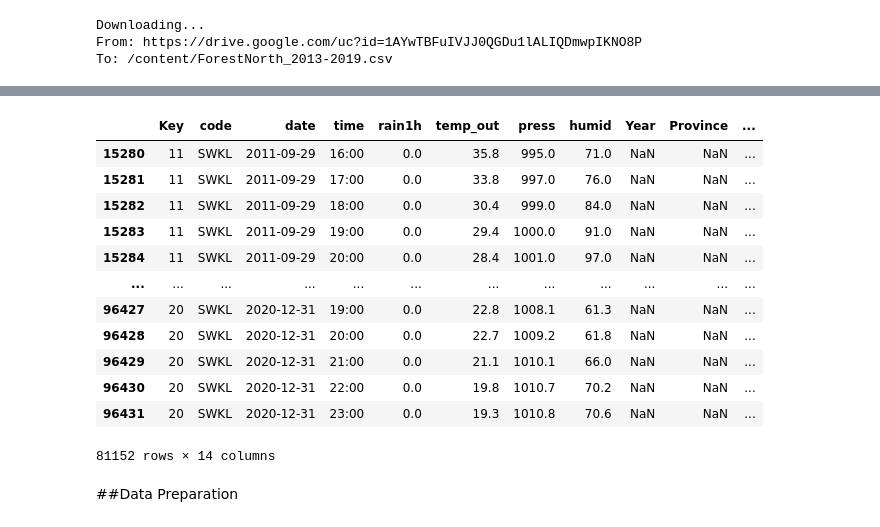
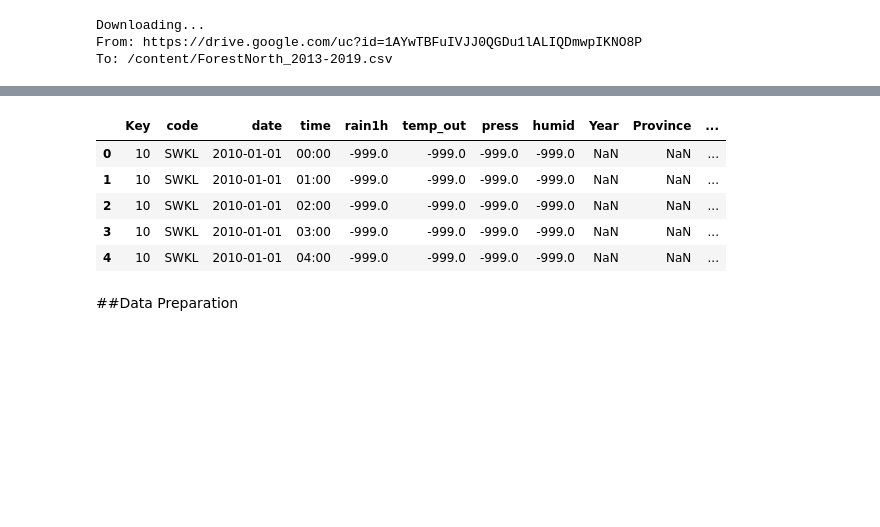
Before and after one commit to punnarat-w/Yomriver_analysis, a Jupyter notebook: ForecastingModel.ipynb, the cells around one changed output, grey strips where cells are left out. Drawn from its saved outputs; the diff is of its cells as text; code cells hidden in the pictures; blank space fills up the shorter version.

```diff
--- a/ForecastingModel.ipynb
+++ b/ForecastingModel.ipynb
@@ -326,16 +326,9 @@ data_south = data_south.drop(range(0,15280))
 # %%
-data_south
+data_south.head()
 # %% [output]
 |  | Key | code | date | time | rain1h | temp_out | press | humid | Year | Province | ... |
-| 15280 | 11 | SWKL | 2011-09-29 | 16:00 | 0.0 | 35.8 | 995.0 | 71.0 | NaN | NaN | ... |
-| 15281 | 11 | SWKL | 2011-09-29 | 17:00 | 0.0 | 33.8 | 997.0 | 76.0 | NaN | NaN | ... |
-| 15282 | 11 | SWKL | 2011-09-29 | 18:00 | 0.0 | 30.4 | 999.0 | 84.0 | NaN | NaN | ... |
-| 15283 | 11 | SWKL | 2011-09-29 | 19:00 | 0.0 | 29.4 | 1000.0 | 91.0 | NaN | NaN | ... |
-| 15284 | 11 | SWKL | 2011-09-29 | 20:00 | 0.0 | 28.4 | 1001.0 | 97.0 | NaN | NaN | ... |
-| ... | ... | ... | ... | ... | ... | ... | ... | ... | ... | ... | ... |
-| 96427 | 20 | SWKL | 2020-12-31 | 19:00 | 0.0 | 22.8 | 1008.1 | 61.3 | NaN | NaN | ... |
-| 96428 | 20 | SWKL | 2020-12-31 | 20:00 | 0.0 | 22.7 | 1009.2 | 61.8 | NaN | NaN | ... |
-| 96429 | 20 | SWKL | 2020-12-31 | 21:00 | 0.0 | 21.1 | 1010.1 | 66.0 | NaN | NaN | ... |
-| 96430 | 20 | SWKL | 2020-12-31 | 22:00 | 0.0 | 19.8 | 1010.7 | 70.2 | NaN | NaN | ... |
-| 96431 | 20 | SWKL | 2020-12-31 | 23:00 | 0.0 | 19.3 | 1010.8 | 70.6 | NaN | NaN | ... |
+| 0 | 10 | SWKL | 2010-01-01 | 00:00 | -999.0 | -999.0 | -999.0 | -999.0 | NaN | NaN | ... |
+| 1 | 10 | SWKL | 2010-01-01 | 01:00 | -999.0 | -999.0 | -999.0 | -999.0 | NaN | NaN | ... |
+| 2 | 10 | SWKL | 2010-01-01 | 02:00 | -999.0 | -999.0 | -999.0 | -999.0 | NaN | NaN | ... |
+| 3 | 10 | SWKL | 2010-01-01 | 03:00 | -999.0 | -999.0 | -999.0 | -999.0 | NaN | NaN | ... |
+| 4 | 10 | SWKL | 2010-01-01 | 04:00 | -999.0 | -999.0 | -999.0 | -999.0 | NaN | NaN | ... |
-81152 rows × 14 columns
```
Also changed, not shown: parts of 30 cells of this notebook.
